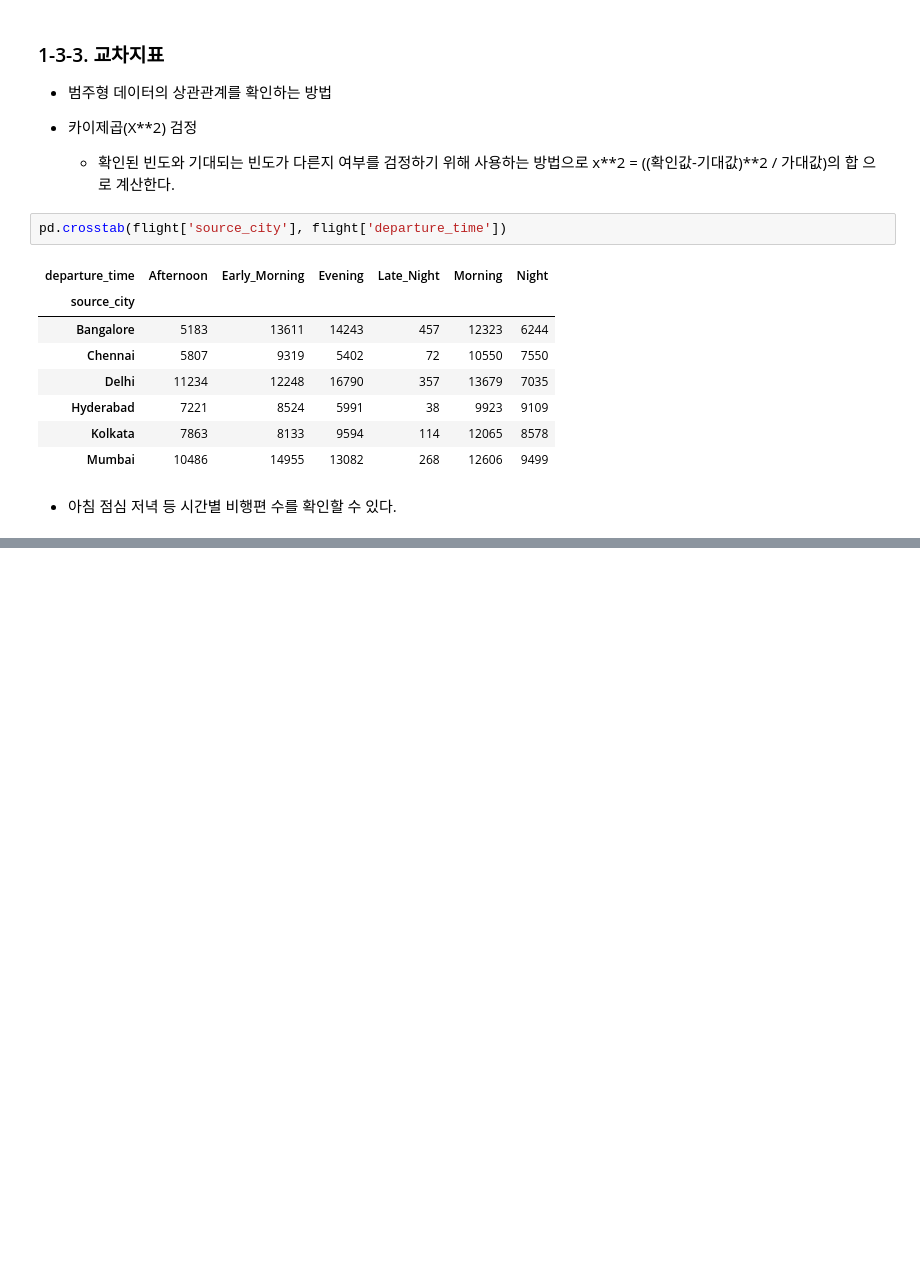
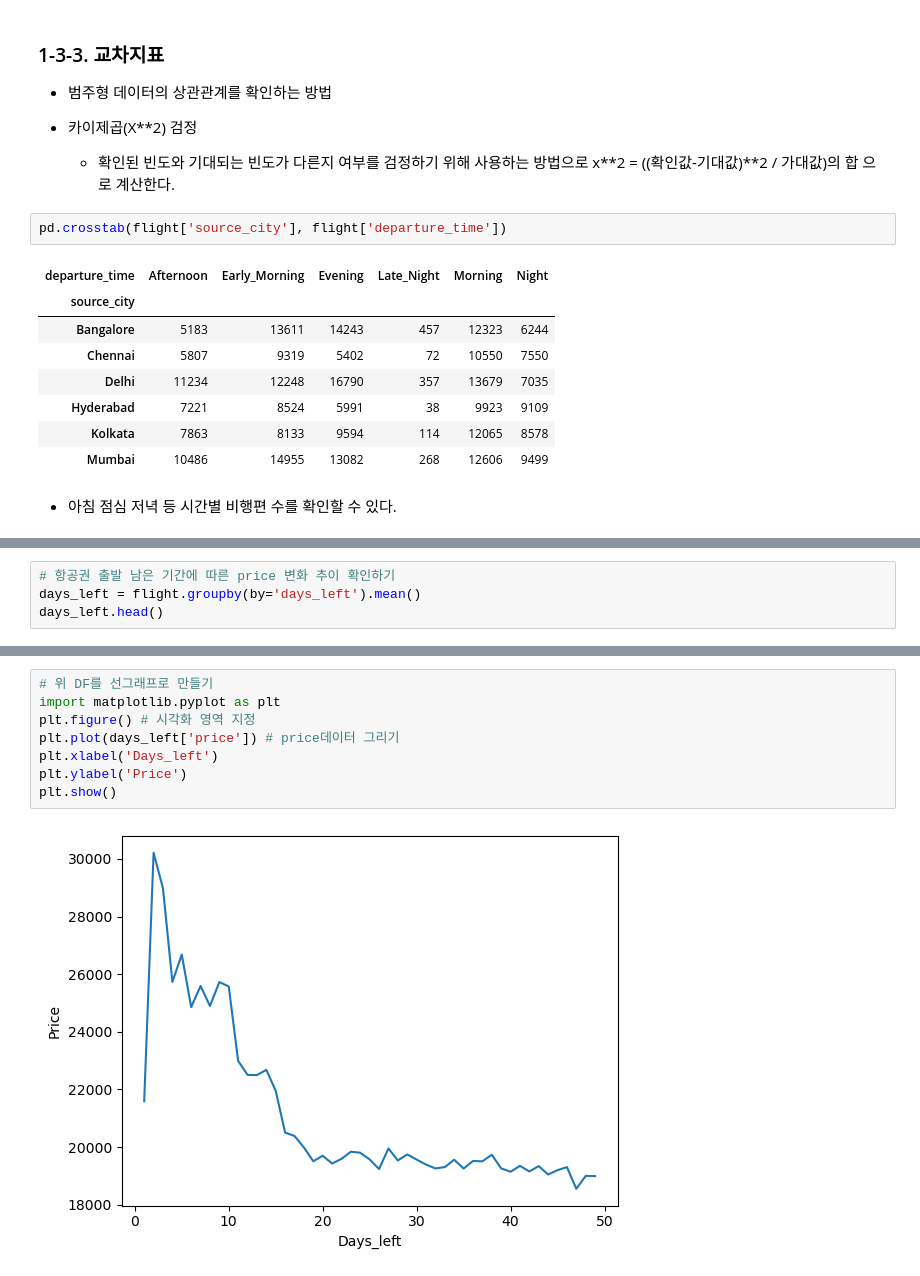
Before and after one commit to LeticiaKang/AICE_AI_Study, a Jupyter notebook: 데이터_이해_및_전처리.ipynb, the cells around one changed output, grey strips where cells are left out. Cells and saved outputs as stored; diff of their text form; blank space fills up the shorter version.

```diff
--- a/데이터_이해_및_전처리.ipynb
+++ b/데이터_이해_및_전처리.ipynb
@@ -617,0 +625,4 @@ pd.crosstab(flight['source_city'], flight['departure_time'])
+# %%
+# 항공권 출발 남은 기간에 따른 price 변화 추이 확인하기
+days_left = flight.groupby(by='days_left').mean()
+days_left.head()
@@ -617,0 +637,10 @@ pd.crosstab(flight['source_city'], flight['departure_time'])
+# %%
+# 위 DF를 선그래프로 만들기
+import matplotlib.pyplot as plt
+plt.figure() # 시각화 영역 지정
+plt.plot(days_left['price']) # price데이터 그리기
+plt.xlabel('Days_left')
+plt.ylabel('Price')
+plt.show()
+# %% [output]
+[figure, added]
```
Also changed, not shown: parts of 103 cells of this notebook.
